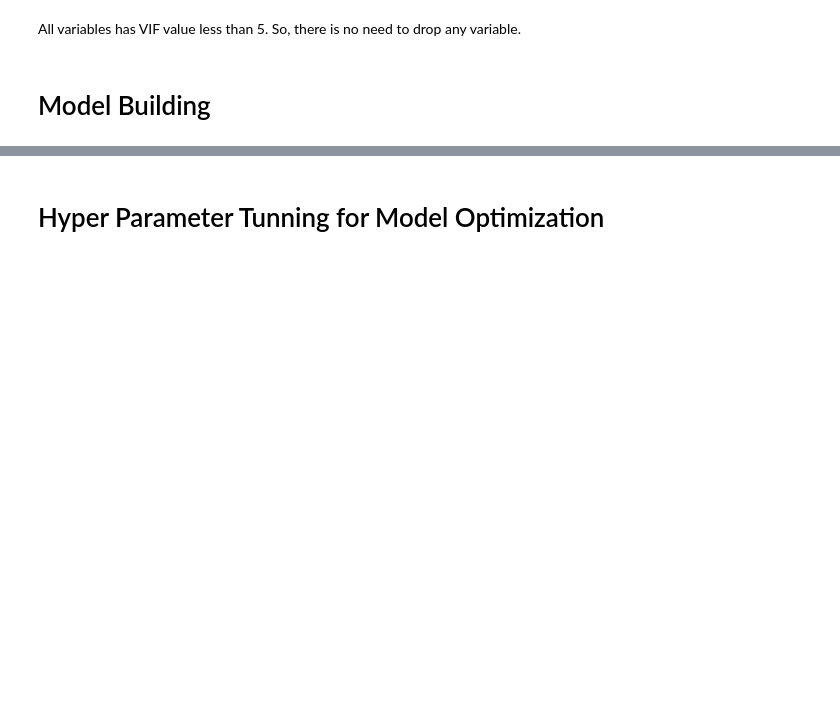
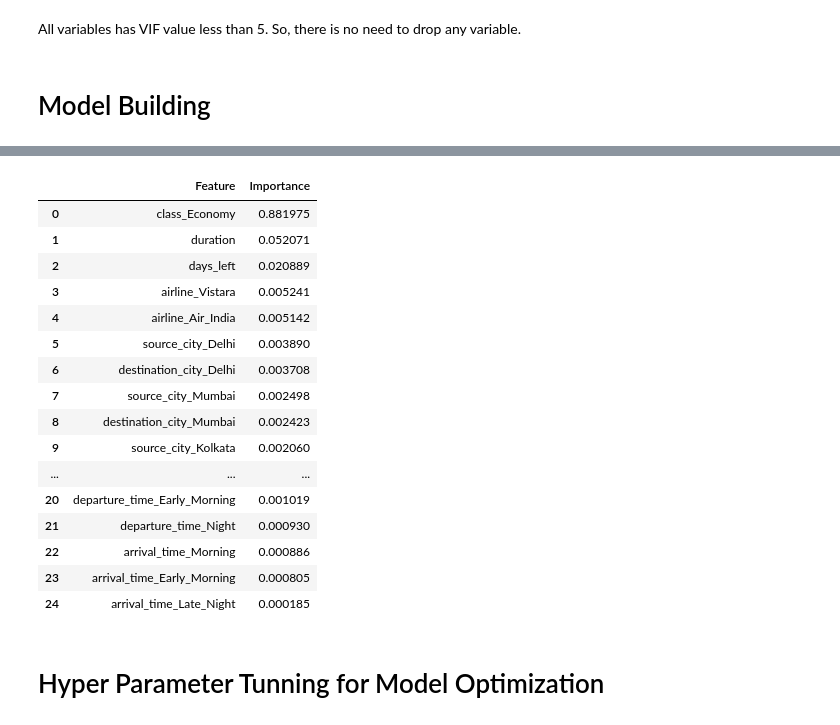
Before and after one commit to Sameer-ansarii/AIRLINES_FARE_PREDICTOR, a Jupyter notebook: AIRLINES FARE (MODEL BUILDING).ipynb, the cells around one changed output, grey strips where cells are left out. Saved outputs shown, nothing was run; the diff lists cells and outputs as text; code cells hidden in the pictures; blank space fills up the shorter version.

```diff
--- a/AIRLINES FARE (MODEL BUILDING).ipynb
+++ b/AIRLINES FARE (MODEL BUILDING).ipynb
@@ -567,3 +581,36 @@ df_results
+# %%
+#compute feature importance and create data frame of it
+
+feature_importance = random_forest.feature_importances_
+
+importance_dict = {
+    'Feature': X_train.columns,
+    'Importance': feature_importance
+}
+
+feature_importance_df = pd.DataFrame(importance_dict)
+
+feature_importance_df = feature_importance_df.sort_values(by='Importance', ascending=False)
+
+feature_importance_df
+# %% [output]
+|  | Feature | Importance |
+| 0 | class_Economy | 0.881975 |
+| 1 | duration | 0.052071 |
+| 2 | days_left | 0.020889 |
+| 3 | airline_Vistara | 0.005241 |
+| 4 | airline_Air_India | 0.005142 |
+| 5 | source_city_Delhi | 0.003890 |
+| 6 | destination_city_Delhi | 0.003708 |
+| 7 | source_city_Mumbai | 0.002498 |
+| 8 | destination_city_Mumbai | 0.002423 |
+| 9 | source_city_Kolkata | 0.002060 |
+| ... | ... | ... |
+| 20 | departure_time_Early_Morning | 0.001019 |
+| 21 | departure_time_Night | 0.000930 |
+| 22 | arrival_time_Morning | 0.000886 |
+| 23 | arrival_time_Early_Morning | 0.000805 |
+| 24 | arrival_time_Late_Night | 0.000185 |
 # %% [markdown]
 # Hyper Parameter Tunning for Model Optimization
 # %%
```
Also changed, not shown: parts of 16 cells of this notebook.
